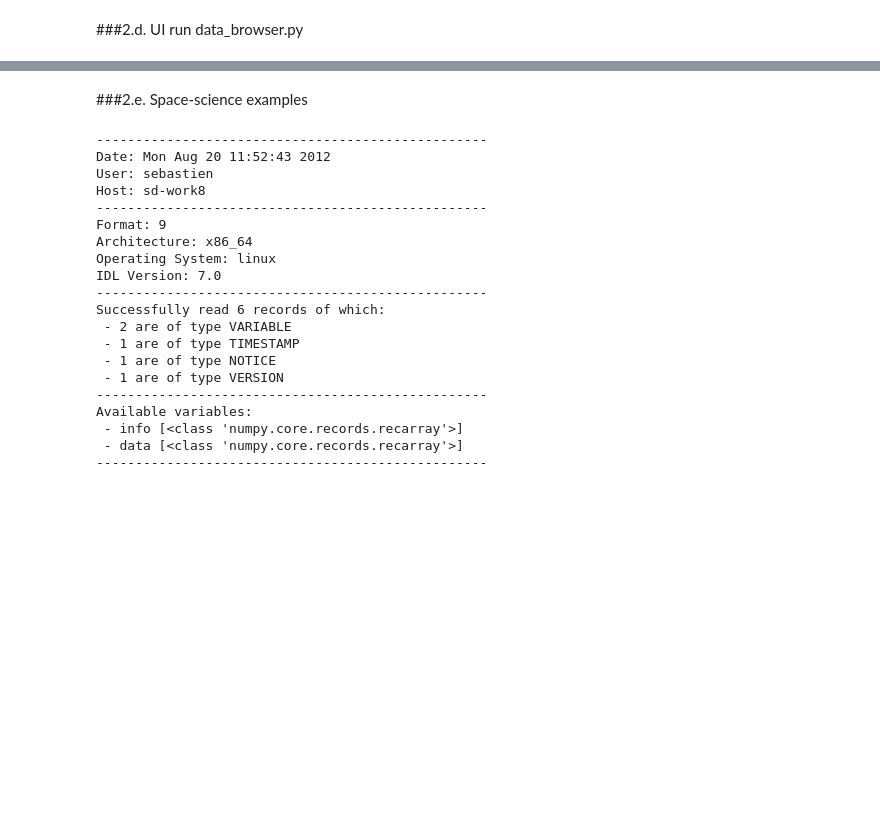
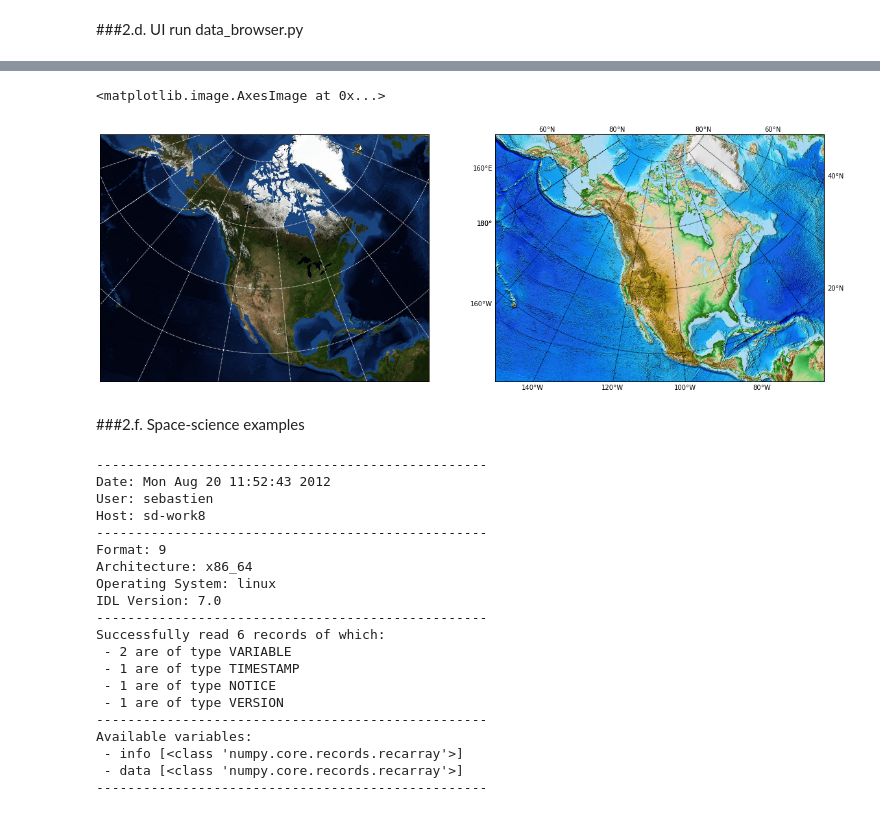
Before and after one commit to vtsuperdarn/python_tutorial, a Jupyter notebook: Matplotlib.ipynb, the cells around one changed output, grey strips where cells are left out. Saved outputs shown, nothing was run; the diff lists cells and outputs as text; code cells hidden in the pictures; blank space fills up the shorter version.

Commit message:
finished matplotlib tutorial

```diff
--- a/Matplotlib.ipynb
+++ b/Matplotlib.ipynb
@@ -16,5 +119,26 @@ matplotlib is a python plotting library which produces publication quality figur
+# %%
+# setup Lambert Conformal basemap.
+# set resolution=None to skip processing of boundary datasets.
+figure(figsize=(20,10))
+subplot(121)
+map = Basemap(width=12000000,height=9000000,projection='lcc',
+            resolution=None,lat_1=45.,lat_2=55,lat_0=50,lon_0=-107.)
+map.drawparallels(np.arange(0.,81.,20.),color='white')
+map.drawmeridians(np.arange(-180.,181.,20.),color='white')
+map.bluemarble()
+
+# Another map background
+subplot(122)
+map = Basemap(width=12000000,height=9000000,projection='lcc',
+            resolution=None,lat_1=45.,lat_2=55,lat_0=50,lon_0=-107.)
+map.drawparallels(np.arange(0.,81.,20.),labels=[False,True,True,False])
+map.drawmeridians(np.arange(-180.,181.,20.),labels=[True,False,False,True])
+map.etopo()
+# %% [output]
+<matplotlib.image.AxesImage at 0x...>
+[figure, added]
 # %% [markdown]
-###2.e. Space-science examples
+###2.f. Space-science examples
 # %%
 import idlsave
 import numpy as np
```
Also changed, not shown: parts of 9 cells of this notebook, 1 other file.
